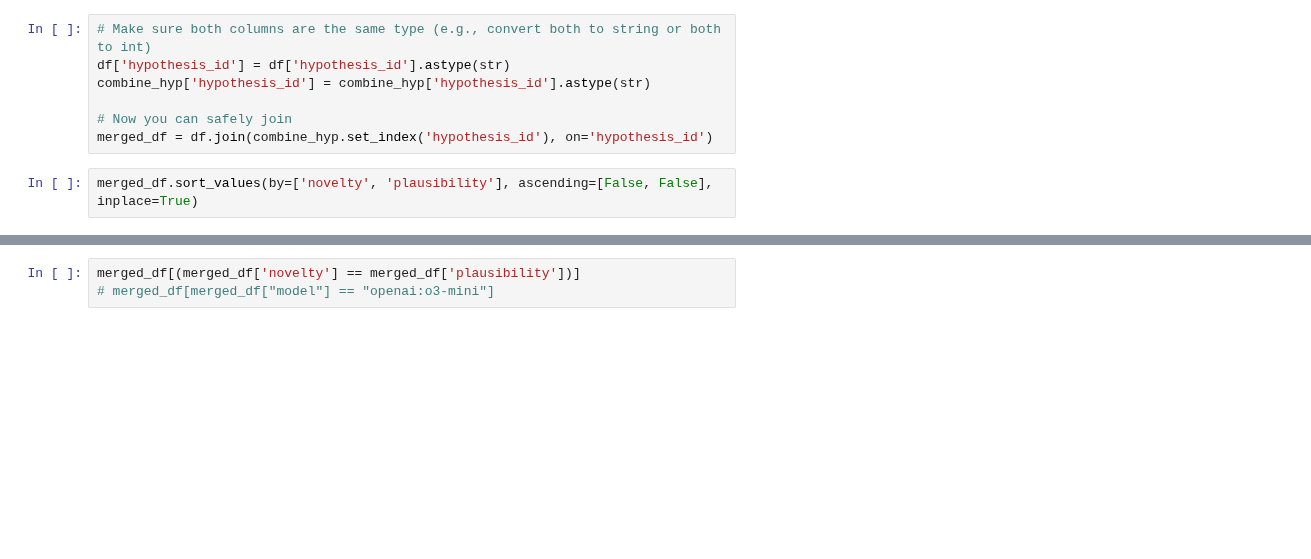
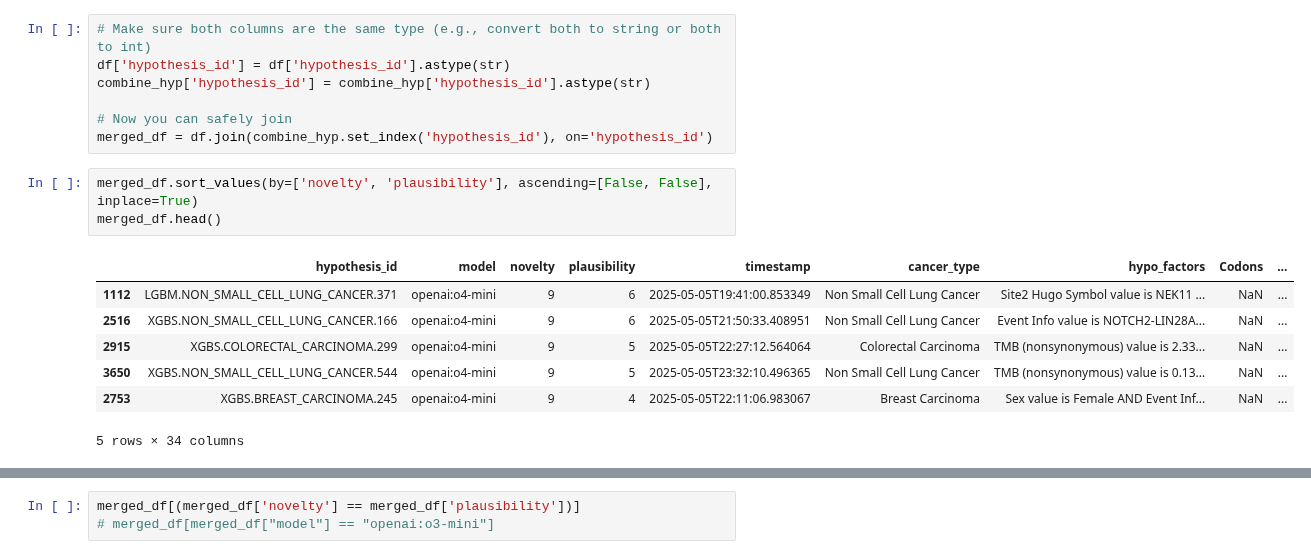
Before and after one commit to Taneun/OncoHypothesis-LLM-Ranker, a Jupyter notebook: pan_cancer/llm_results_analysis.ipynb, the cells around one changed output, grey strips where cells are left out. Drawn from its saved outputs; the diff is of its cells as text; blank space fills up the shorter version.

```diff
--- a/pan_cancer/llm_results_analysis.ipynb
+++ b/pan_cancer/llm_results_analysis.ipynb
@@ -29,6 +35,15 @@ combine_hyp['hypothesis_id'] = combine_hyp['hypothesis_id'].astype(str)
 merged_df = df.join(combine_hyp.set_index('hypothesis_id'), on='hypothesis_id')
 # %%
 merged_df.sort_values(by=['novelty', 'plausibility'], ascending=[False, False], inplace=True)
+merged_df.head()
+# %% [output]
+|  | hypothesis_id | model | novelty | plausibility | timestamp | cancer_type | hypo_factors | Codons | ... |
+| 1112 | LGBM.NON_SMALL_CELL_LUNG_CANCER.371 | openai:o4-mini | 9 | 6 | 2025-05-05T19:41:00.853349 | Non Small Cell Lung Cancer | Site2 Hugo Symbol value is NEK11 ... | NaN | ... |
+| 2516 | XGBS.NON_SMALL_CELL_LUNG_CANCER.166 | openai:o4-mini | 9 | 6 | 2025-05-05T21:50:33.408951 | Non Small Cell Lung Cancer | Event Info value is NOTCH2-LIN28A... | NaN | ... |
+| 2915 | XGBS.COLORECTAL_CARCINOMA.299 | openai:o4-mini | 9 | 5 | 2025-05-05T22:27:12.564064 | Colorectal Carcinoma | TMB (nonsynonymous) value is 2.33... | NaN | ... |
+| 3650 | XGBS.NON_SMALL_CELL_LUNG_CANCER.544 | openai:o4-mini | 9 | 5 | 2025-05-05T23:32:10.496365 | Non Small Cell Lung Cancer | TMB (nonsynonymous) value is 0.13... | NaN | ... |
+| 2753 | XGBS.BREAST_CARCINOMA.245 | openai:o4-mini | 9 | 4 | 2025-05-05T22:11:06.983067 | Breast Carcinoma | Sex value is Female AND Event Inf... | NaN | ... |
+5 rows × 34 columns
 # %%
 data = merged_df[merged_df['novelty'] > 6]
 data = data[data['plausibility'] > 6]
```
Also changed, not shown: parts of 23 cells of this notebook, 8 other files.
